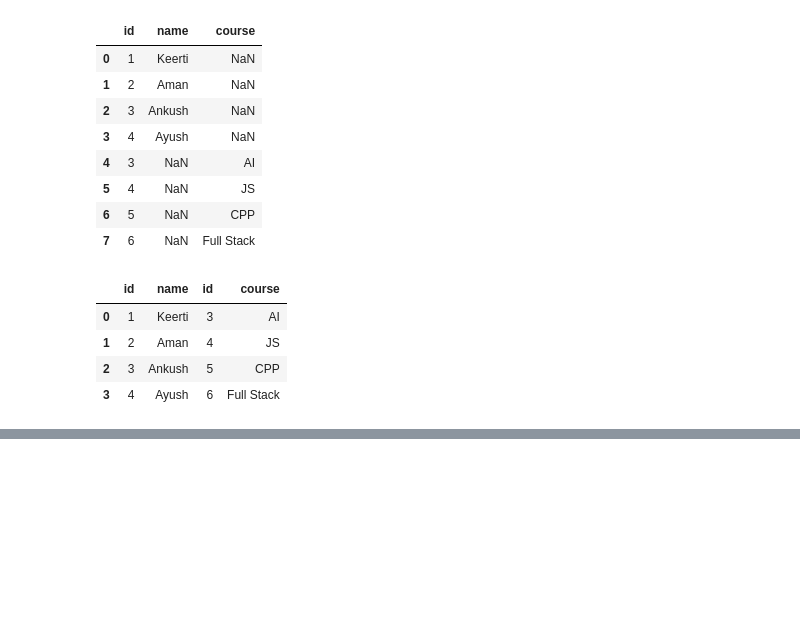
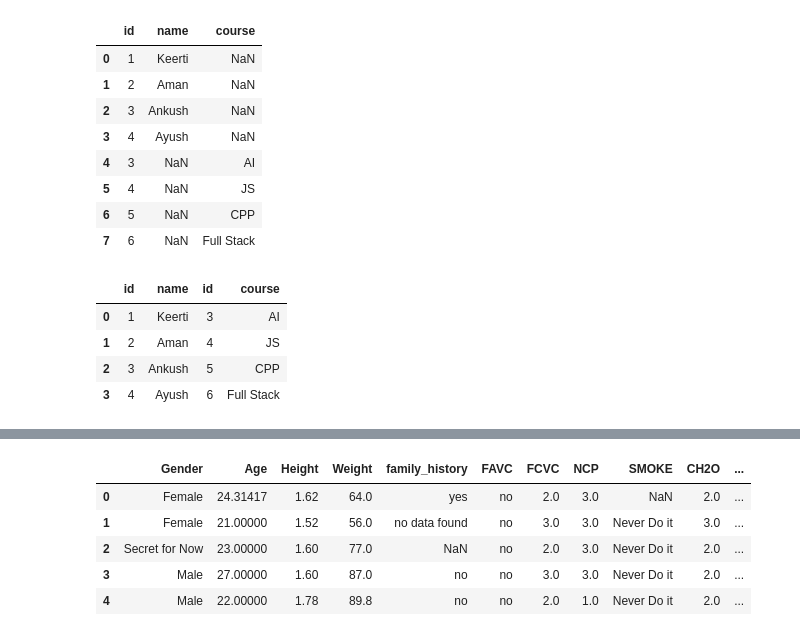
Before and after one commit to AakashGaur03/python-pandas, a Jupyter notebook: pandasV1.ipynb, the cells around one changed output, grey strips where cells are left out. Cells and saved outputs as stored; diff of their text form; code cells hidden in the pictures; blank space fills up the shorter version.

```diff
--- a/pandasV1.ipynb
+++ b/pandasV1.ipynb
@@ -957,0 +1062,9 @@ result3
+# %%
+obesity_data.head()
+# %% [output]
+|  | Gender | Age | Height | Weight | family_history | FAVC | FCVC | NCP | SMOKE | CH2O | ... |
+| 0 | Female | 24.31417 | 1.62 | 64.0 | yes | no | 2.0 | 3.0 | NaN | 2.0 | ... |
+| 1 | Female | 21.00000 | 1.52 | 56.0 | no data found | no | 3.0 | 3.0 | Never Do it | 3.0 | ... |
+| 2 | Secret for Now | 23.00000 | 1.60 | 77.0 | NaN | no | 2.0 | 3.0 | Never Do it | 2.0 | ... |
+| 3 | Male | 27.00000 | 1.60 | 87.0 | no | no | 3.0 | 3.0 | Never Do it | 2.0 | ... |
+| 4 | Male | 22.00000 | 1.78 | 89.8 | no | no | 2.0 | 1.0 | Never Do it | 2.0 | ... |
```
Also changed, not shown: parts of 32 cells of this notebook.
